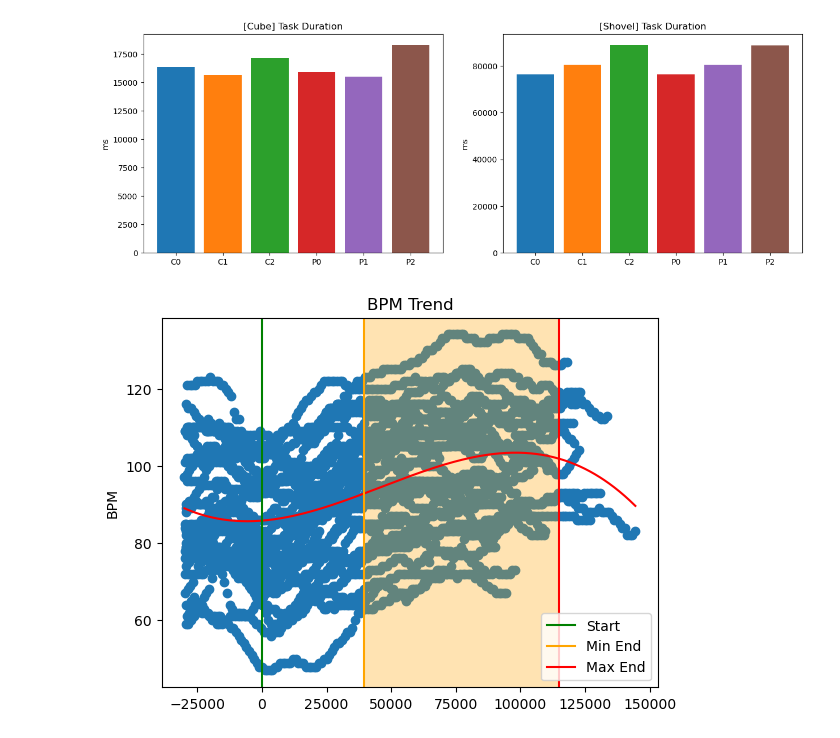
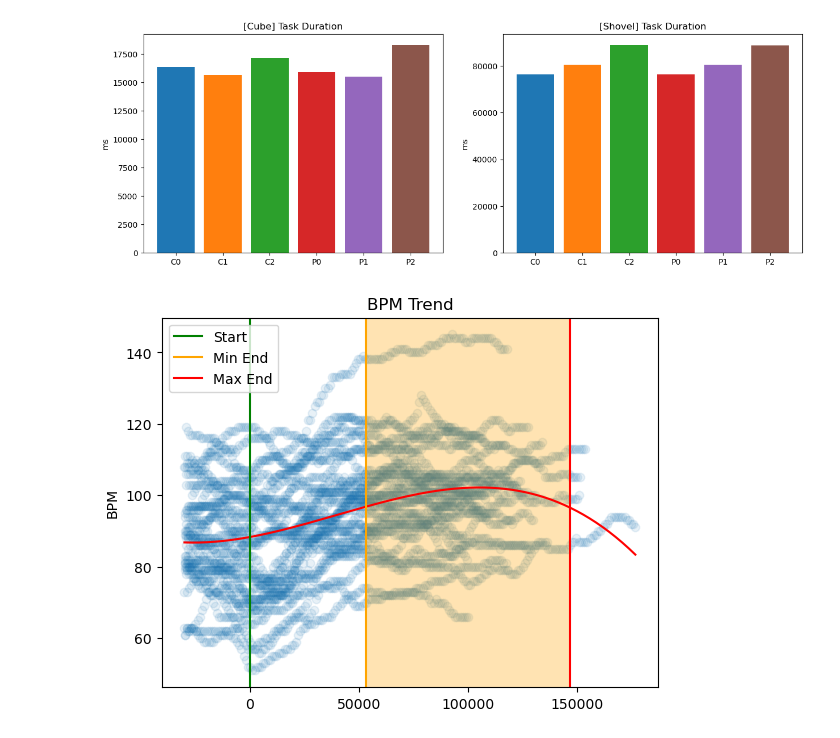
Before and after one commit to EliDll/phw-eval, a Jupyter notebook: data_eval.ipynb, the cells around one changed output. Cells and saved outputs as stored; diff of their text form; code cells hidden in the pictures.

```diff
--- a/data_eval.ipynb
+++ b/data_eval.ipynb
@@ -307,7 +307,7 @@ def plot_single_curve(df):
 def agg_curve(data):
     fig, ax = plt.subplots()
 
-    participants = list(map(lambda x: x[shovel][c_0], data))
+    participants = list(map(lambda x: x[shovel][c_2], data))
     trimmmed_dfs = list(map(lambda x: trim_imot(x[imot], min_ts = x[start_ts] - baseline_ms, max_ts = x[end_ts] + baseline_ms), participants))
     smoothed_dfs = list(map(lambda x: remove_outliers(x, hr_key), trimmmed_dfs))
 
@@ -318,37 +318,37 @@ def agg_curve(data):
     z = np.polyfit(x, y, 3)
     p = np.poly1d(z)
 
-    plt.scatter(x, y)
+    plt.scatter(x, y, alpha=0.1)
 
     #add trendline to plot
     plt.plot(x, p(x), color="red")
 
     durations = list(map(lambda x: x[end_ts] - x[start_ts], participants))
 
     min_end = np.min(durations)
     max_end = np.max(durations)
 
     plt.axvline(x=0, color='green', label='Start')
     plt.axvline(x=min_end, color='orange', label='Min End')
     plt.axvline(x=max_end, color='red', label='Max End')
 
     ymin, ymax = ax.get_ylim()
 
     rect = patches.Rectangle((min_end, ymin), max_end-min_end, ymax-ymin, facecolor='orange')
 
     rect.set_alpha(0.3)
 
     # Add the patch to the Axes
     ax.add_patch(rect)
 
     #for df in trimmmed_dfs:
         #plot_single_curve(df)
 
 agg_curve(data)
 plt.legend()
 plt.title('BPM Trend')
 plt.ylabel('BPM')
 #display plot
 plt.show()
 # %% [output]
-[figure, old version]
+[figure, new version]
```
Also changed, not shown: 1 other file.
